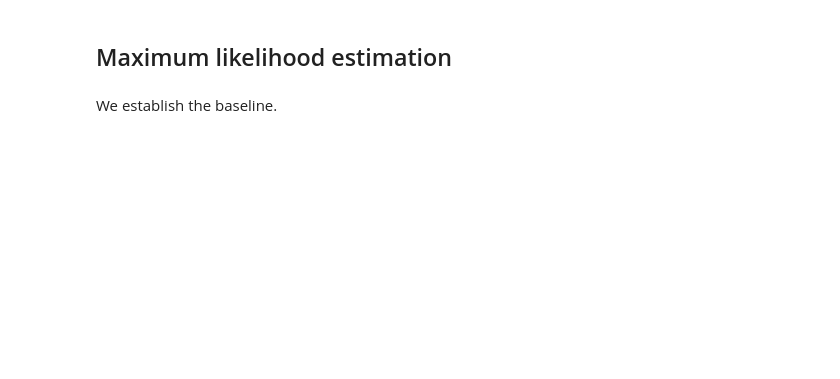
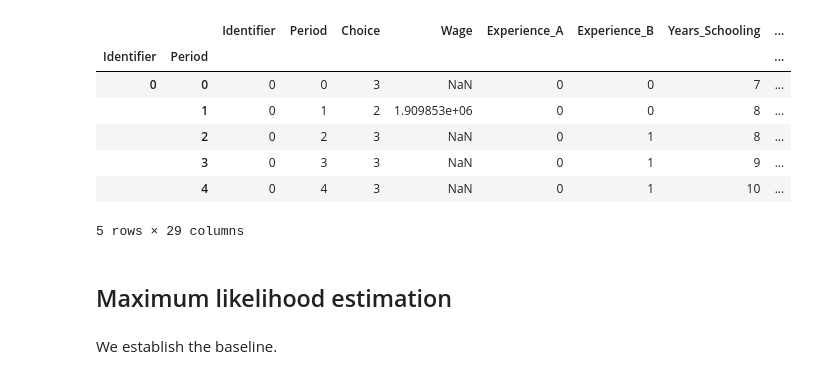
Before and after one commit to mo2561057/respy_estimagic, a Jupyter notebook: testing/reliability/monte_carlo_exercise.ipynb, the cells around one changed output. Saved outputs shown, nothing was run; the diff lists cells and outputs as text; code cells hidden in the pictures; blank space fills up the shorter version.

```diff
--- a/testing/reliability/monte_carlo_exercise.ipynb
+++ b/testing/reliability/monte_carlo_exercise.ipynb
@@ -24,10 +26,19 @@ def plot_criterion_function(rslt):
     ax.set_xlabel('Evaluation')
     ax.xaxis.set_major_locator(MaxNLocator(integer=True))
 # %%
-respy_obj = respy_obj_from_new_init('truth.respy.ini')
-
-respy_obj.simulate()
-df = process_dataset(respy_obj)
+fname = 'truth.respy.ini'
+respy_obj = respy_obj_from_new_init(fname)
+df = get_observed_sample(fname)
+df.head()
+# %% [output]
+|  |  | Identifier | Period | Choice | Wage | Experience_A | Experience_B | Years_Schooling | ... |
+| Identifier | Period |  |  |  |  |  |  |  | ... |
+| 0 | 0 | 0 | 0 | 3 | NaN | 0 | 0 | 7 | ... |
+|  | 1 | 0 | 1 | 2 | 1.909853e+06 | 0 | 0 | 8 | ... |
+|  | 2 | 0 | 2 | 3 | NaN | 0 | 1 | 8 | ... |
+|  | 3 | 0 | 3 | 3 | NaN | 0 | 1 | 9 | ... |
+|  | 4 | 0 | 4 | 3 | NaN | 0 | 1 | 10 | ... |
+5 rows × 29 columns
 # %% [markdown]
 ## Maximum likelihood estimation
 # %% [markdown]
```
Also changed, not shown: parts of 5 cells of this notebook, 3 other files.
